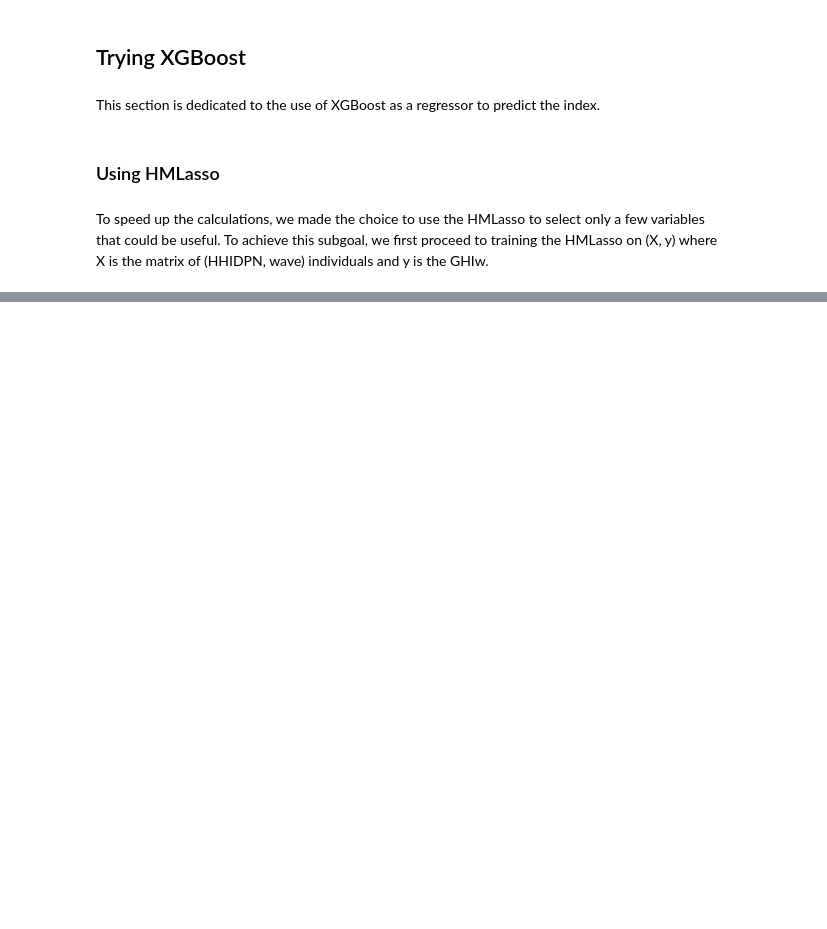
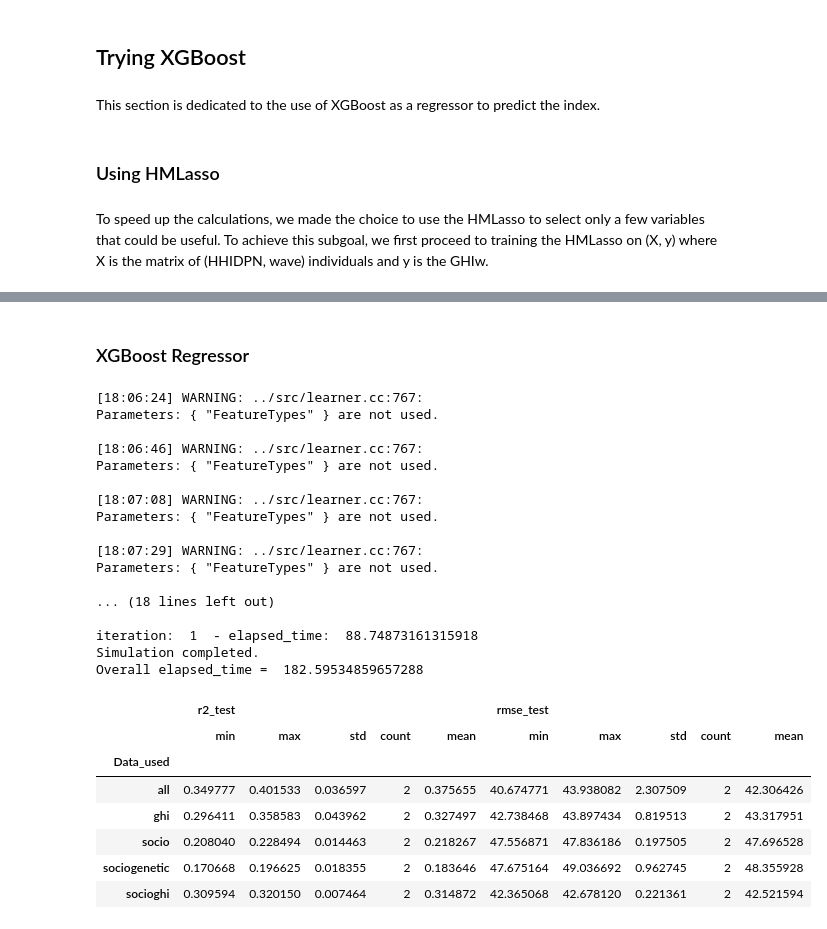
Before and after one commit to jveillon/Projet_Statapp, a Jupyter notebook: Gradient_Boosting/file_02_xgboost.ipynb, the cells around one changed output, grey strips where cells are left out. Saved outputs shown, nothing was run; the diff lists cells and outputs as text; code cells hidden in the pictures; blank space fills up the shorter version.

```diff
--- a/Gradient_Boosting/file_02_xgboost.ipynb
+++ b/Gradient_Boosting/file_02_xgboost.ipynb
@@ -126 +112,3 @@ for col in working_data.dtypes:
+# %% [markdown]
+### XGBoost Regressor
 # %%
@@ -231,30 +277,73 @@ params_grid_long = {"eta" : [0.05, 0.03], # learning rate
                "n_estimators" : [100] # number of trees
               }
 
-params_grid = {"short" : params_grid_short, "long" : params_grid_long}
+# OVERFITTED SIMULATION
+params_grid_overfitted = {"eta" : [0.01], # learning rate
+               "lambda" : [0.1], # coefficient for L2 penalization
+               "alpha" : [0], # coefficient for L1 penalization
+               "max_depth" : [10], # max depth of trees
+               "n_estimators" : [200] # number of trees
+              }
+
+params_grid = {"short" : params_grid_short, "long" : params_grid_long, "overfitted" : params_grid_overfitted}
 # %%
-results = {"Random_state" : [], "Data_used" : [], "best_parameters" : [], "r2_train" : [], "r2_test" : []}
+# Initialize the parameters of the simulation
+results_regression = {"Iteration" : [], "Data_used" : [], "best_parameters" : [], "r2_train" : [], "r2_test" : [], "rmse_train" : [], "rmse_test" : []}
+speed = "short"
+number_of_simulations = 2
 
-speed = "short"
-number_of_simulations = 10
 t0 = time.time()
-for random_state in range(number_of_simulations):
+for iteration in range(number_of_simulations):
 
   t_beginning = time.time()
-  print("random_state : ", random_state)
 
+  # We train the model and store the results.
   for data_to_use in ['all', 'socio', 'sociogenetic', 'socioghi', 'ghi']:
-    # result = train_model(working_data, data_to_use=data_to_use, random_state=random_state**3, simulation=speed)
-    result = train_model(working_data, data_to_use=data_to_use, random_state=random_state**3+1123, params_grid=params_grid[speed])
-    results["Random_state"].append(random_state)
-    results["Data_used"].append(data_to_use)
-    results["best_parameters"].append(result["best_parameters"])
-    results["r2_train"].append(result["r2_train"])
-    results["r2_test"].append(result["r2_test"])
+    result = train_model(working_data, data_to_use=data_to_use, random_state=None, params_grid=params_grid[speed], how="regressor")
+    results_regression["Iteration"].append(iteration)
+    results_regression["Data_used"].append(data_to_use)
+    results_regression["best_parameters"].append(result["best_parameters"])
+    results_regression["r2_train"].append(result["r2_train"])
+    results_regression["r2_test"].append(result["r2_test"])
+    results_regression["rmse_train"].append(result["rmse_train"])
+    results_regression["rmse_test"].append(result["rmse_test"])
 
   t_end = time.time()
-  print("elapsed_time : ", t_end - t_beginning)
+
+  print("iteration: ", iteration, " - elapsed_time: ", t_end - t_beginning)
+
 print("Simulation completed.")
 print("Overall elapsed_time = ", time.time() - t0)
 
-results = pd.DataFrame(results).sort_values("r2_test", ascending=False)
+# Storing the results
+results_regression = pd.DataFrame(results_regression).sort_values("r2_test", ascending=False)
+results_regression.to_csv("XGBoost_regression_simulation.csv", index=False)
+
+# Display
+results_regression.groupby(["Data_used"])["r2_test", "rmse_test"].agg({"mean", "std", "count", "max", "min"})
+# %% [output]
+[18:06:24] WARNING: ../src/learner.cc:767:
+Parameters: { "FeatureTypes" } are not used.
+
+[18:06:46] WARNING: ../src/learner.cc:767:
+Parameters: { "FeatureTypes" } are not used.
+
+[18:07:08] WARNING: ../src/learner.cc:767:
+Parameters: { "FeatureTypes" } are not used.
+
+[18:07:29] WARNING: ../src/learner.cc:767:
+Parameters: { "FeatureTypes" } are not used.
+
+... (18 lines left out)
+
+iteration:  1  - elapsed_time:  88.74873161315918
+Simulation completed.
+Overall elapsed_time =  182.59534859657288
+|  | r2_test |  |  |  |  | rmse_test |  |  |  |  |
+|  | min | max | std | count | mean | min | max | std | count | mean |
+| Data_used |  |  |  |  |  |  |  |  |  |  |
+| all | 0.349777 | 0.401533 | 0.036597 | 2 | 0.375655 | 40.674771 | 43.938082 | 2.307509 | 2 | 42.306426 |
+| ghi | 0.296411 | 0.358583 | 0.043962 | 2 | 0.327497 | 42.738468 | 43.897434 | 0.819513 | 2 | 43.317951 |
+| socio | 0.208040 | 0.228494 | 0.014463 | 2 | 0.218267 | 47.556871 | 47.836186 | 0.197505 | 2 | 47.696528 |
+| sociogenetic | 0.170668 | 0.196625 | 0.018355 | 2 | 0.183646 | 47.675164 | 49.036692 | 0.962745 | 2 | 48.355928 |
+| socioghi | 0.309594 | 0.320150 | 0.007464 | 2 | 0.314872 | 42.365068 | 42.678120 | 0.221361 | 2 | 42.521594 |
```
Also changed, not shown: parts of 23 cells of this notebook.
